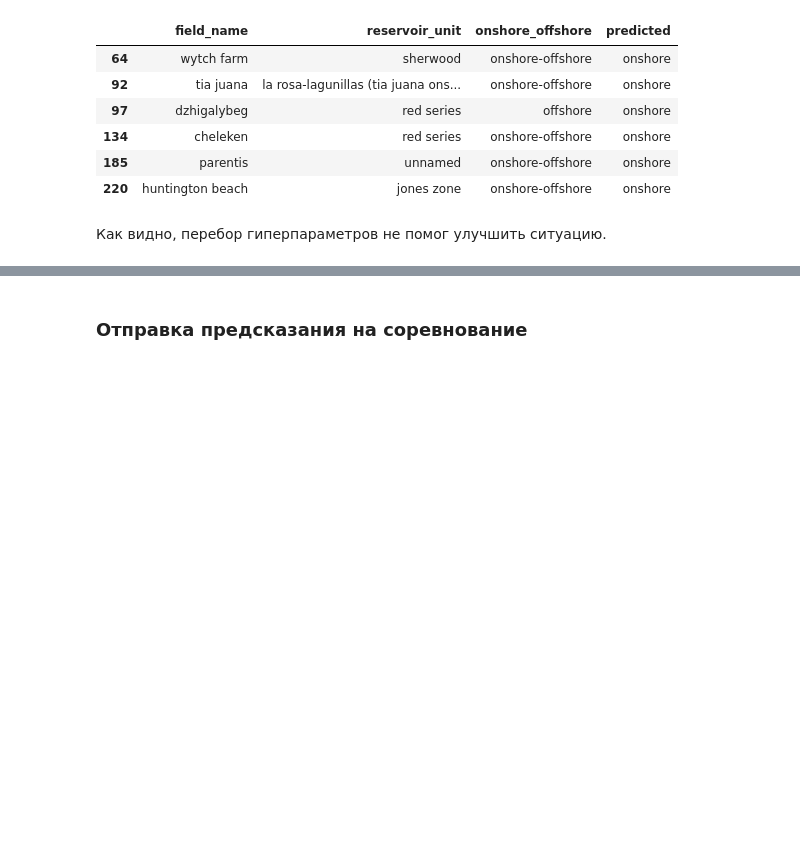
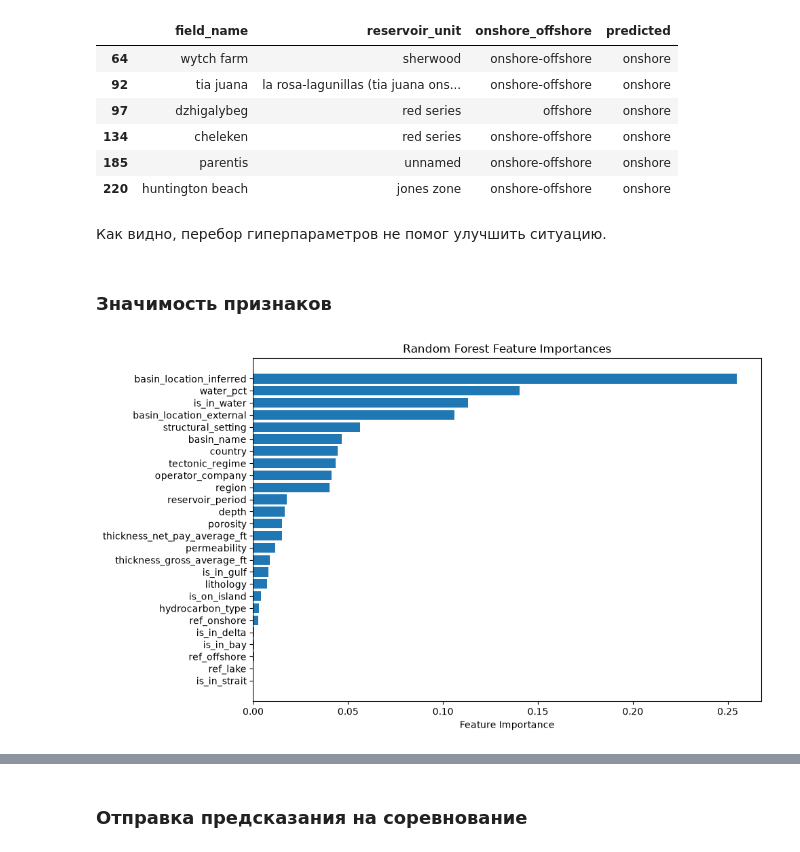
Before and after one commit to AlekseiAgarkov/classification-of-oil-and-gas, a Jupyter notebook: notebooks/submission.ipynb, the cells around one changed output, grey strips where cells are left out. Saved outputs shown, nothing was run; the diff lists cells and outputs as text; code cells hidden in the pictures; blank space fills up the shorter version.

```diff
--- a/notebooks/submission.ipynb
+++ b/notebooks/submission.ipynb
@@ -333,3 +334,27 @@ check_mispredictions(best_rf_errors, best_rf_preds)
 | 220 | huntington beach | jones zone | onshore-offshore | onshore |
 # %% [markdown]
 Как видно, перебор гиперпараметров не помог улучшить ситуацию.
+# %% [markdown]
+### Значимость признаков
+# %%
+imp_df = pd.DataFrame({'feature': enc_X.columns.tolist(), 'importance': random_forest.feature_importances_})
+# %%
+for feature in cb_feature_cols:
+    feature_indices = imp_df['feature'].str.startswith(feature)
+    imp_df.loc[feature_indices, 'feature'] = feature
+
+for feature in ['structural_setting', 'tectonic_regime']:
+    feature_indices = imp_df['feature'].str.startswith(feature)
+    imp_df.loc[feature_indices, 'feature'] = feature
+# %%
+imp_df = imp_df.groupby('feature', as_index=False)['importance'].sum()
+imp_df = imp_df.sort_values('importance')
+# %%
+plt.figure(figsize=(10, 6))
+plt.barh(imp_df['feature'], imp_df['importance'])
+plt.xlabel('Feature Importance')
+plt.title('Random Forest Feature Importances')
+plt.tight_layout()
+plt.show()
+# %% [output]
+[figure, added]
```
Also changed, not shown: parts of 2 cells of this notebook, 1 other file.
